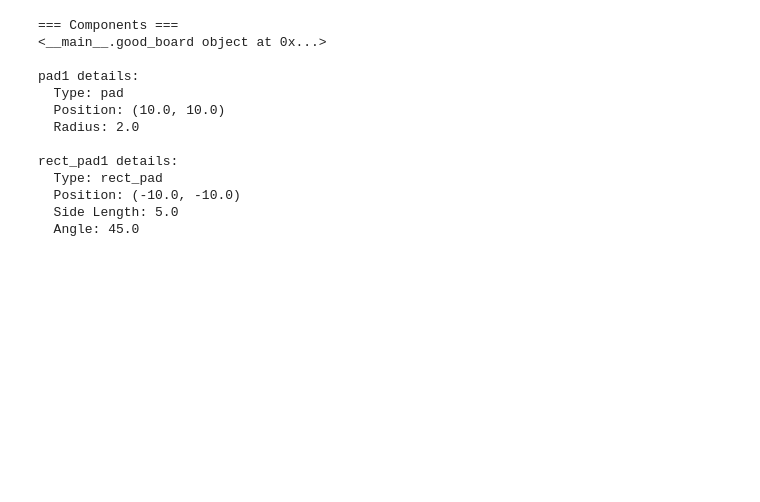
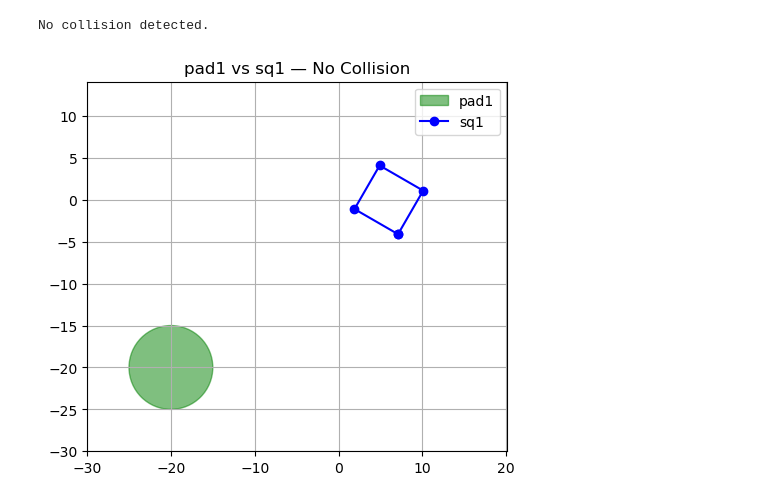
Before and after one commit to LuoZheng2002/pcb_routing, a Jupyter notebook: alternative_grid_def/Untitled.ipynb, the cells around one changed output. Cells and saved outputs as stored; diff of their text form; code cells hidden in the pictures; blank space fills up the shorter version.

```diff
--- a/alternative_grid_def/Untitled.ipynb
+++ b/alternative_grid_def/Untitled.ipynb
@@ -84,32 +257,42 @@ class good_board:
 # %%
-# 建立 good_board 實例並讀取 foo.txt
-board = good_board("foo.txt")
+import matplotlib.pyplot as plt
 
-# 印出所有元件
-print("=== Components ===")
-print(board)
+# === 建立測試元件 ===
+pad1 = Pad("pad1", (-20, -20), 5)
+square1 = SquarePad("sq1", (6, 0), 6, 60)  # 調整位置改變碰撞狀態
 
-# 顯示每個元件詳細資訊
-for name, comp in board.components.items():
-    print(f"\n{name} details:")
-    print(f"  Type: {comp.type}")
-    print(f"  Position: {comp.position}")
-    if comp.type == 'pad':
-        print(f"  Radius: {comp.radius}")
-    elif comp.type == 'rect_pad':
-        print(f"  Side Length: {comp.side_length}")
-        print(f"  Angle: {comp.angle}")
+# === 建立 board 並測試碰撞 ===
+board = good_board("foo.txt")  # 可以給任何 dummy filename，不會用到
+board.components = {"pad1": pad1, "sq1": square1}  # 手動加元件
+
+collision = board.check_collision(pad1, square1)
+print("Collision detected:" if collision else "No collision detected.")
+
+# === 畫圖顯示 ===
+fig, ax = plt.subplots()
+ax.set_aspect('equal')
+ax.grid(True)
+ax.set_title(f"pad1 vs sq1 — {'Collision' if collision else 'No Collision'}")
+
+# 畫 pad (紅色圓形)
+circle_color = 'red' if collision else 'green'
+circle = plt.Circle(pad1.position, pad1.radius, color=circle_color, alpha=0.5, label="pad1")
+ax.add_patch(circle)
+
+# 畫 square_pad (藍色方形)
+square_corners = square1.get_corners()
+square_corners.append(square_corners[0])  # 封閉回起點
+xs, ys = zip(*square_corners)
+ax.plot(xs, ys, 'b-o', label="sq1")
+
+# 調整畫布範圍
+all_x = [pad1.position[0]] + list(xs)
+all_y = [pad1.position[1]] + list(ys)
+ax.set_xlim(min(all_x)-10, max(all_x)+10)
+ax.set_ylim(min(all_y)-10, max(all_y)+10)
+
+plt.legend()
+plt.show()
 # %% [output]
-=== Components ===
-<__main__.good_board object at 0x...>
-
-pad1 details:
-  Type: pad
-  Position: (10.0, 10.0)
-  Radius: 2.0
-
-rect_pad1 details:
-  Type: rect_pad
-  Position: (-10.0, -10.0)
-  Side Length: 5.0
-  Angle: 45.0
+No collision detected.
+[figure, added]
```
Also changed, not shown: parts of 3 cells of this notebook.
